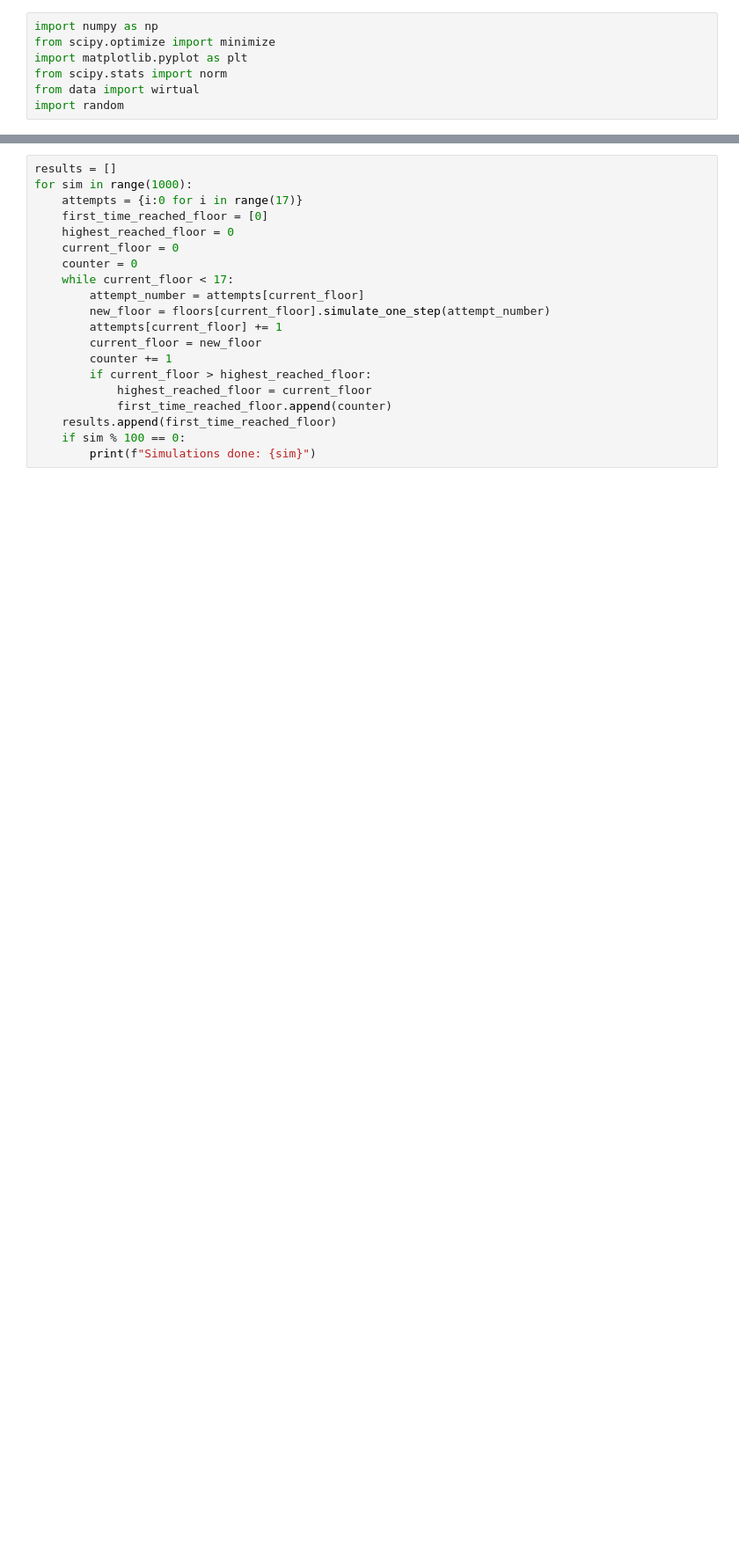
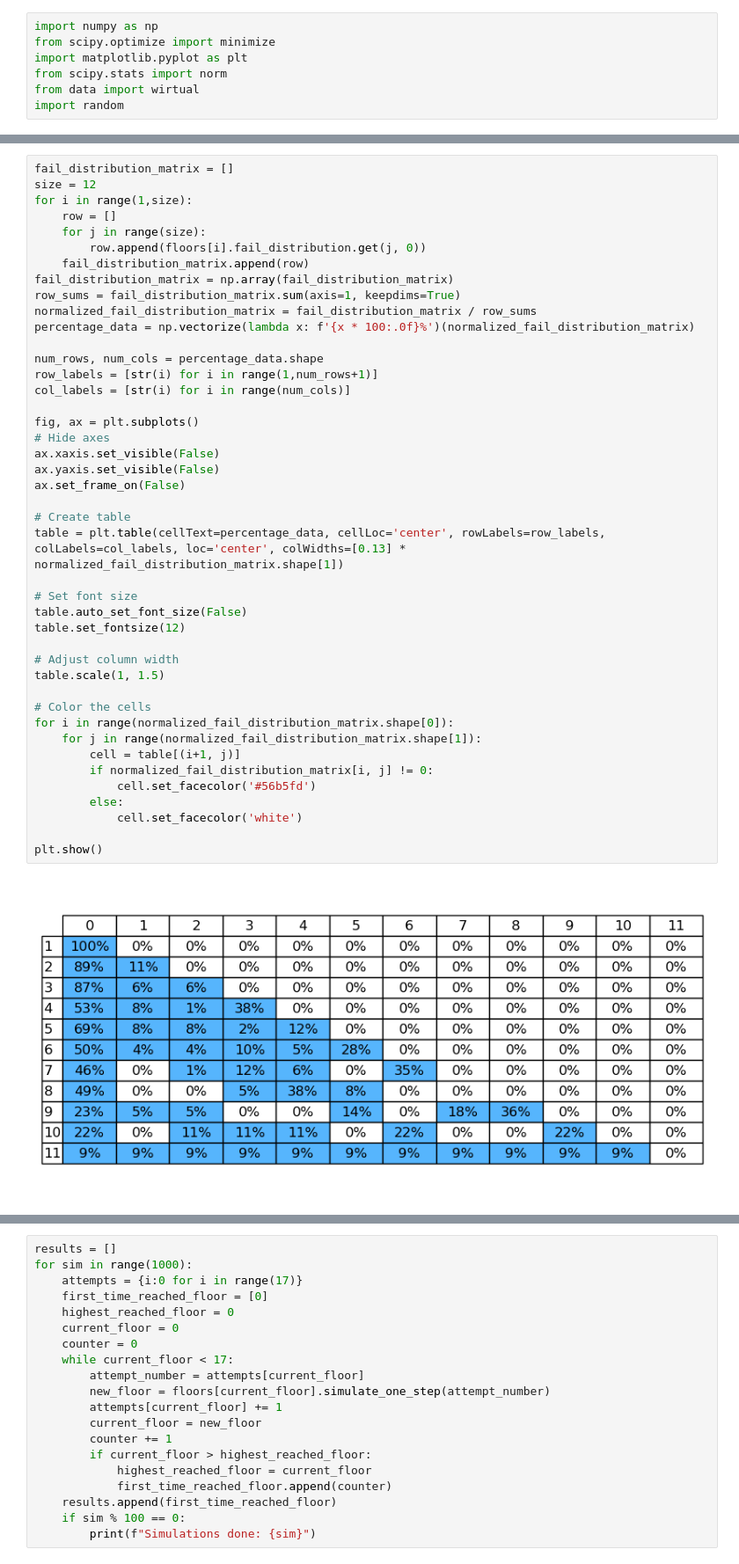
Before and after one commit to NLogSpace/deepdip2, a Jupyter notebook: notebook.ipynb, the cells around one changed output, grey strips where cells are left out. Shown at 88% size. Cells and saved outputs as stored; diff of their text form; blank space fills up the shorter version.

```diff
--- a/notebook.ipynb
+++ b/notebook.ipynb
@@ -228,4 +235,49 @@ low=-0.33, high=0.81, shift=0.86, speed=0.04
 ... (22 outputs left out)
+# %%
+fail_distribution_matrix = []
+size = 12
+for i in range(1,size):
+    row = []
+    for j in range(size):
+        row.append(floors[i].fail_distribution.get(j, 0))
+    fail_distribution_matrix.append(row)
+fail_distribution_matrix = np.array(fail_distribution_matrix)
+row_sums = fail_distribution_matrix.sum(axis=1, keepdims=True)
+normalized_fail_distribution_matrix = fail_distribution_matrix / row_sums
+percentage_data = np.vectorize(lambda x: f'{x * 100:.0f}%')(normalized_fail_distribution_matrix)
+
+num_rows, num_cols = percentage_data.shape
+row_labels = [str(i) for i in range(1,num_rows+1)]
+col_labels = [str(i) for i in range(num_cols)]
+
+fig, ax = plt.subplots()
+# Hide axes
+ax.xaxis.set_visible(False)
+ax.yaxis.set_visible(False)
+ax.set_frame_on(False)
+
+# Create table
+table = plt.table(cellText=percentage_data, cellLoc='center', rowLabels=row_labels, colLabels=col_labels, loc='center', colWidths=[0.13] * normalized_fail_distribution_matrix.shape[1])
+
+# Set font size
+table.auto_set_font_size(False)
+table.set_fontsize(12)
+
+# Adjust column width
+table.scale(1, 1.5)
+
+# Color the cells
+for i in range(normalized_fail_distribution_matrix.shape[0]):
+    for j in range(normalized_fail_distribution_matrix.shape[1]):
+        cell = table[(i+1, j)]
+        if normalized_fail_distribution_matrix[i, j] != 0:
+            cell.set_facecolor('#56b5fd')
+        else:
+            cell.set_facecolor('white')
+
+plt.show()
+# %% [output]
+[figure, added]
 # %%
 # Plot all floor probabilities in one plot
 from matplotlib.ticker import MultipleLocator
```
Also changed, not shown: parts of 6 cells of this notebook, 1 other file.
